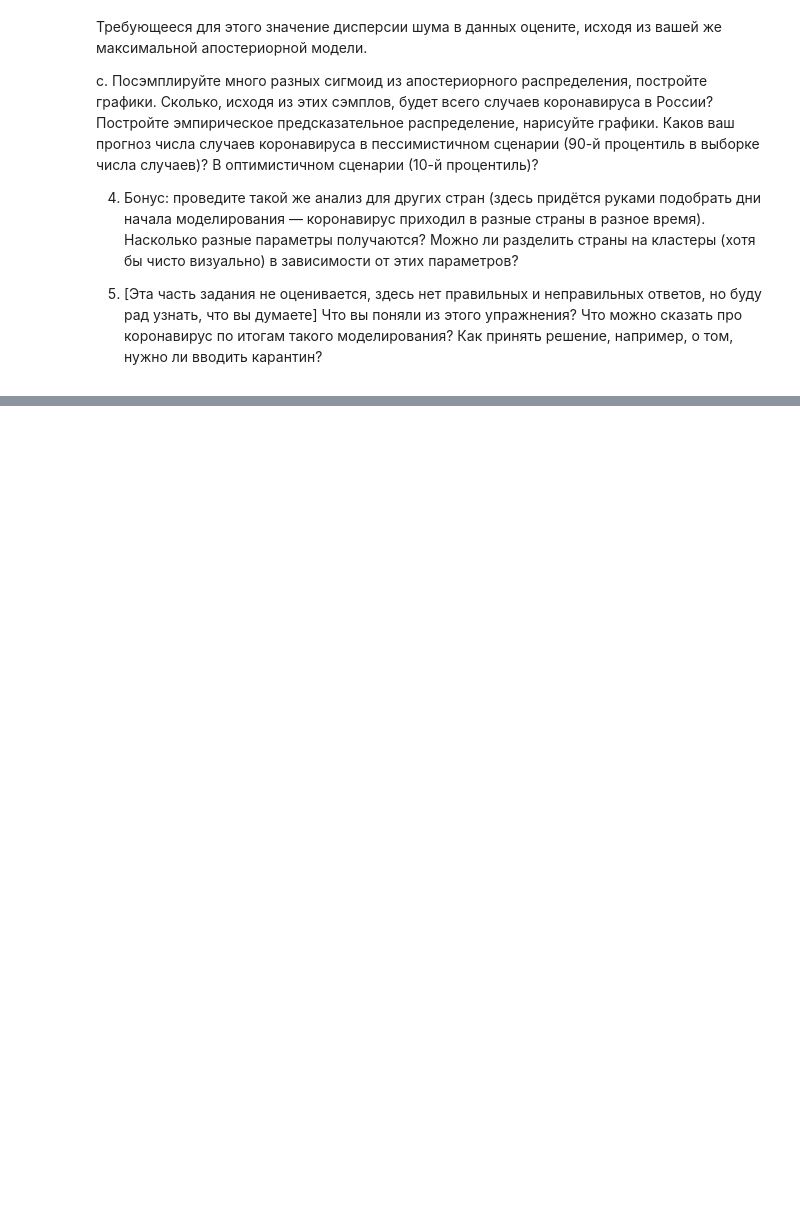
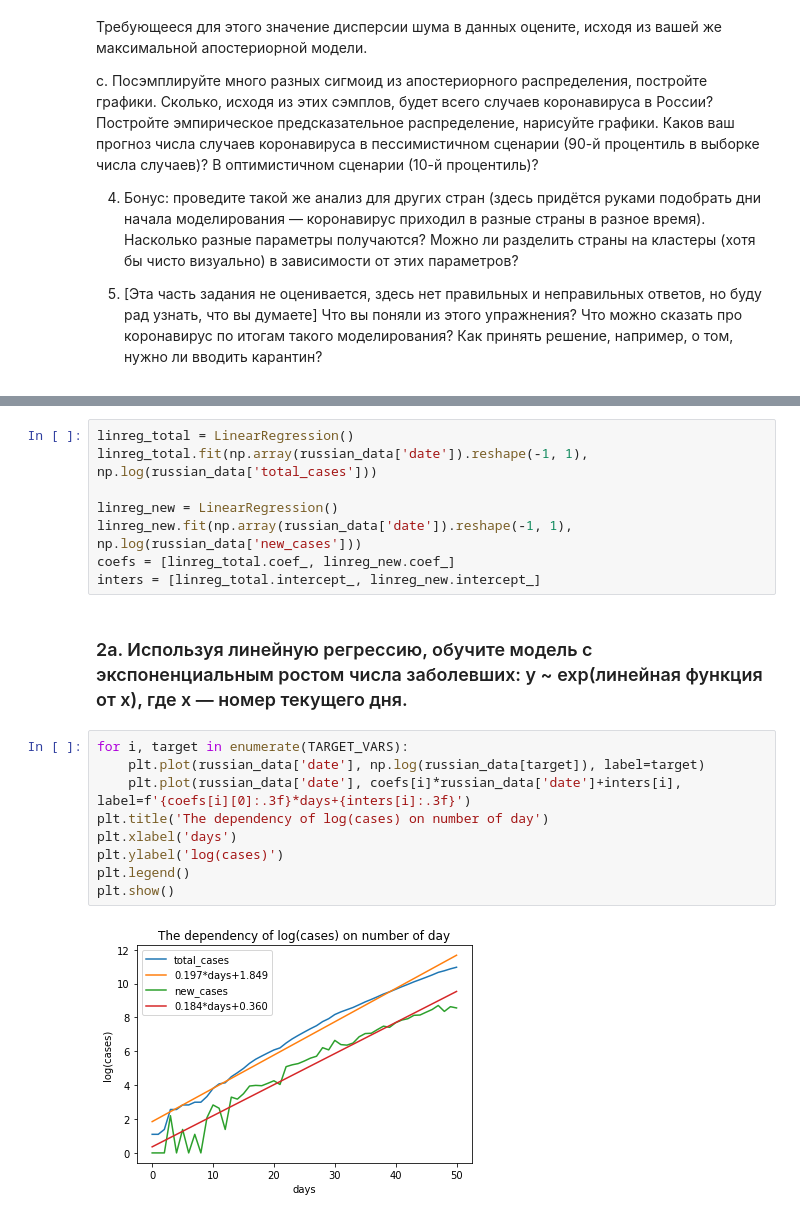
Before and after one commit to MikhailYeka/adv_ml_hws, a Jupyter notebook: HW1.ipynb, the cells around one changed output, grey strips where cells are left out. Saved outputs shown, nothing was run; the diff lists cells and outputs as text; blank space fills up the shorter version.

```diff
--- a/HW1.ipynb
+++ b/HW1.ipynb
@@ -55,0 +197,21 @@ c. Посэмплируйте много разных сигмоид из апо
+# %%
+linreg_total = LinearRegression()
+linreg_total.fit(np.array(russian_data['date']).reshape(-1, 1), np.log(russian_data['total_cases']))
+
+linreg_new = LinearRegression()
+linreg_new.fit(np.array(russian_data['date']).reshape(-1, 1), np.log(russian_data['new_cases']))
+coefs = [linreg_total.coef_, linreg_new.coef_]
+inters = [linreg_total.intercept_, linreg_new.intercept_]
+# %% [markdown]
+### 2а. Используя линейную регрессию, обучите модель с экспоненциальным ростом числа заболевших: y ~ exp(линейная функция от x), где x — номер текущего дня.
+# %%
+for i, target in enumerate(TARGET_VARS):
+    plt.plot(russian_data['date'], np.log(russian_data[target]), label=target)
+    plt.plot(russian_data['date'], coefs[i]*russian_data['date']+inters[i], label=f'{coefs[i][0]:.3f}*days+{inters[i]:.3f}')
+plt.title('The dependency of log(cases) on number of day')
+plt.xlabel('days')
+plt.ylabel('log(cases)')
+plt.legend()
+plt.show()
+# %% [output]
+[figure, added]
```
Also changed, not shown: parts of 21 cells of this notebook, 2 other files.
